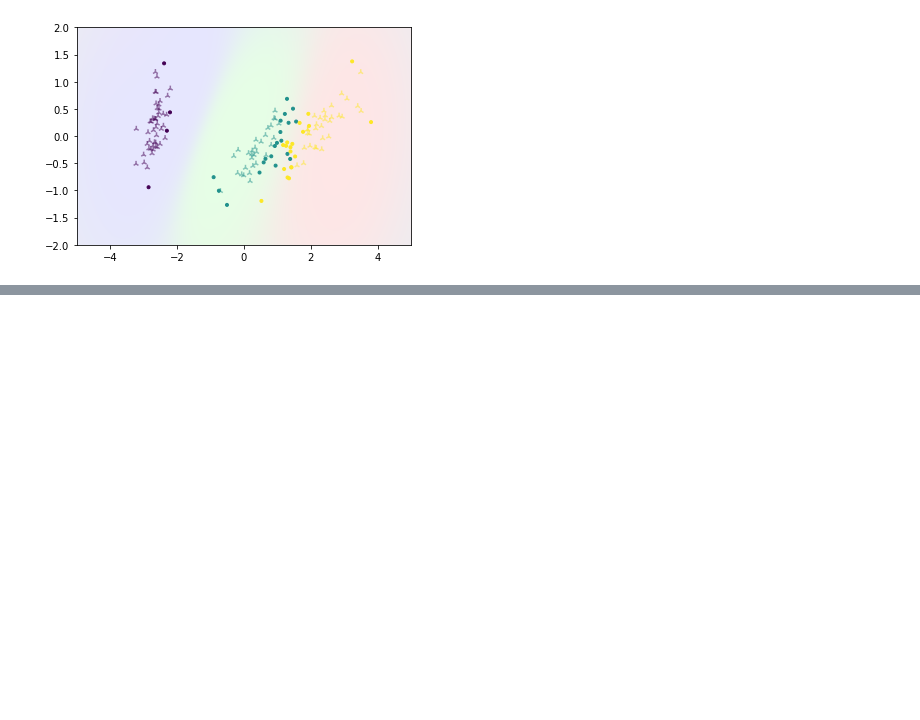
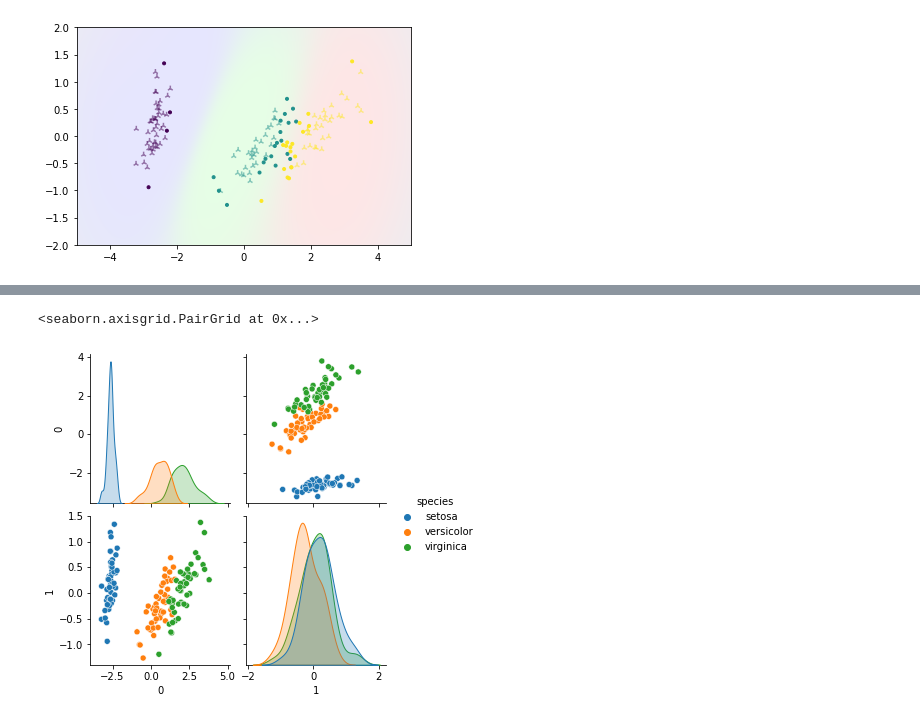
Before and after one commit to kouta0530/jupyter, a Jupyter notebook: practice/scikit-learn/datasetVisualization.ipynb, the cells around one changed output, grey strips where cells are left out. Drawn from its saved outputs; the diff is of its cells as text; code cells hidden in the pictures; blank space fills up the shorter version.

Commit message:
feat(seaborn): PCAで圧縮したデータセットを可視化してみる

```diff
--- a/practice/scikit-learn/datasetVisualization.ipynb
+++ b/practice/scikit-learn/datasetVisualization.ipynb
@@ -82,3 +79,15 @@ ax.imshow(ZZ, alpha=0.1,
+# %%
+import seaborn as sns
+
+datasets = pd.DataFrame(pca_cor)
+datasets['species'] = iris.target
+datasets.loc[datasets['species'] == 0, 'species'] = "setosa"
+datasets.loc[datasets['species'] == 1, 'species'] = "versicolor"
+datasets.loc[datasets['species'] == 2, 'species'] = "virginica"
+sns.pairplot(datasets,hue='species')
+# %% [output]
+<seaborn.axisgrid.PairGrid at 0x...>
+[figure, added]
 # %%
 
 ""
```
Also changed, not shown: parts of 1 cell of this notebook.
